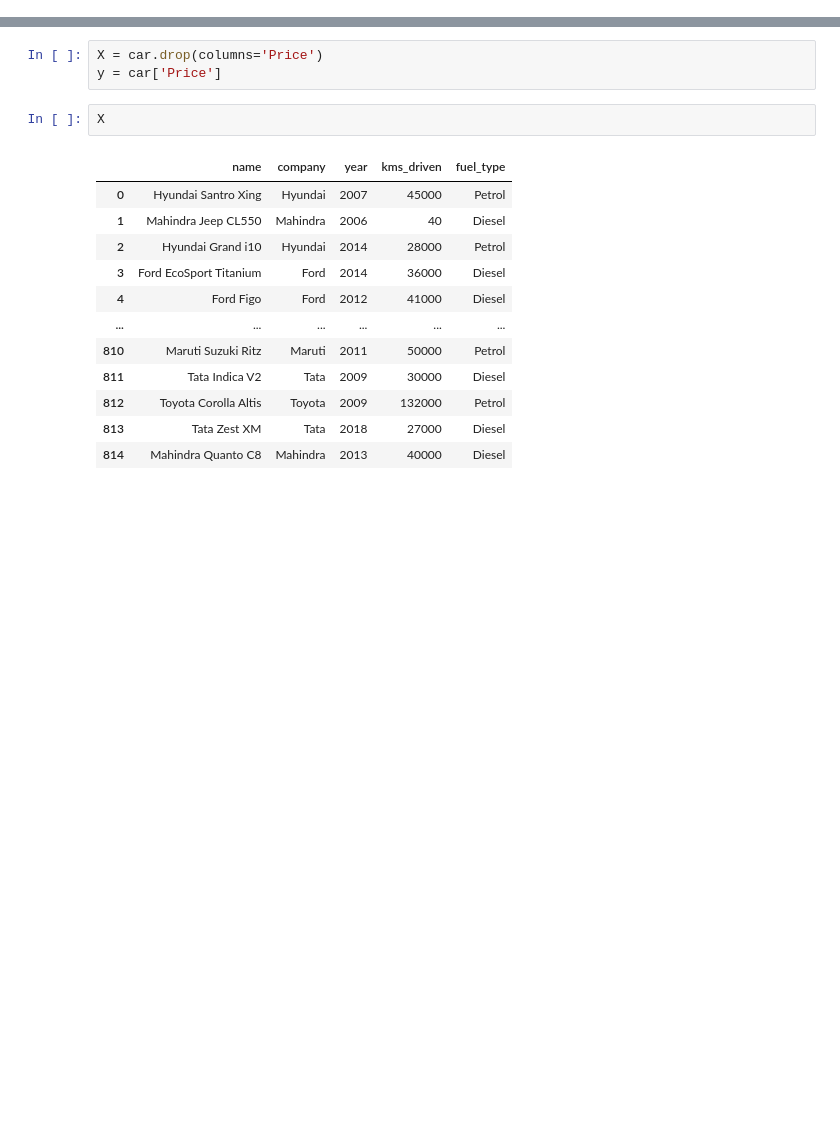
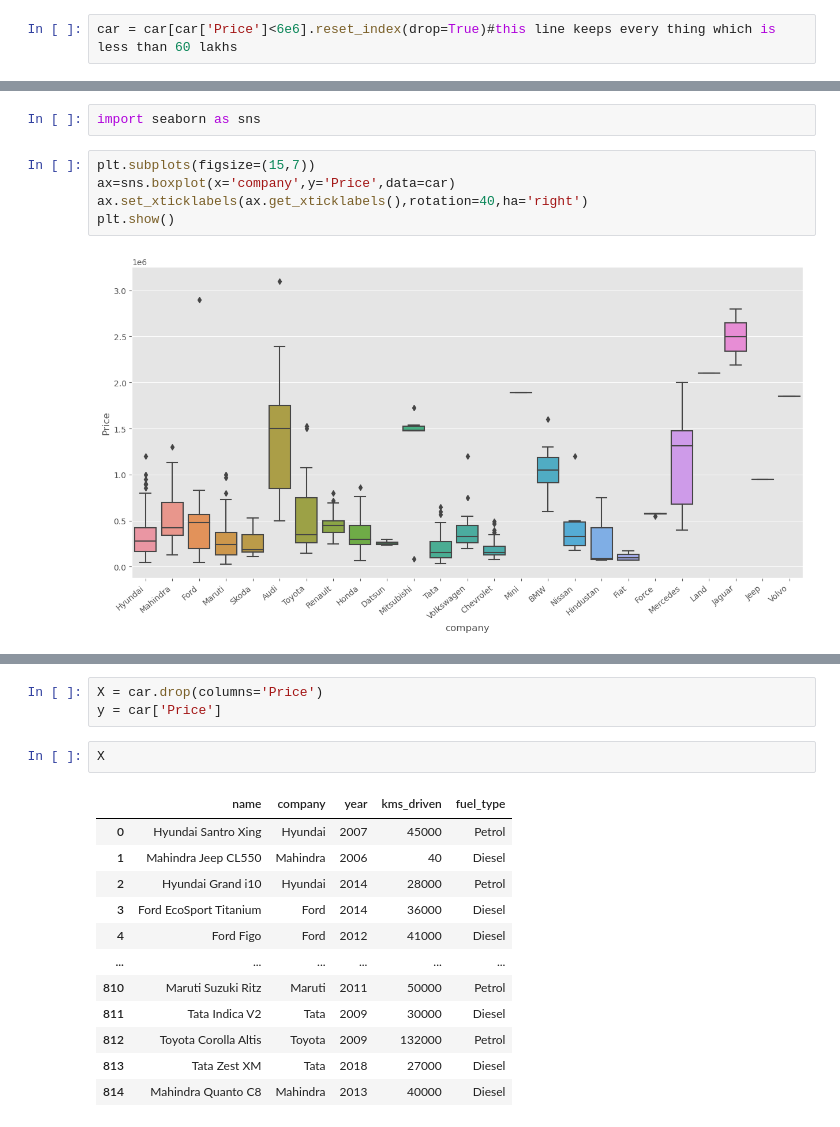
Before and after one commit to TejasPosupo/Data_Science, a Jupyter notebook: Car Price Prediction/Car Price prediction.ipynb, the cells around one changed output, grey strips where cells are left out. Cells and saved outputs as stored; diff of their text form; blank space fills up the shorter version.

```diff
--- a/Car Price Prediction/Car Price prediction.ipynb
+++ b/Car Price Prediction/Car Price prediction.ipynb
@@ -101,0 +304,2 @@ car.describe()
+# %%
+car = car[car['Price']<6e6].reset_index(drop=True)#this line keeps every thing which is less than 60 lakhs
@@ -101,0 +335,9 @@ car.describe()
+# %%
+import seaborn as sns
+# %%
+plt.subplots(figsize=(15,7))
+ax=sns.boxplot(x='company',y='Price',data=car)
+ax.set_xticklabels(ax.get_xticklabels(),rotation=40,ha='right')
+plt.show()
+# %% [output]
+[figure, added]
```
Also changed, not shown: parts of 77 cells of this notebook, 12 other files.
